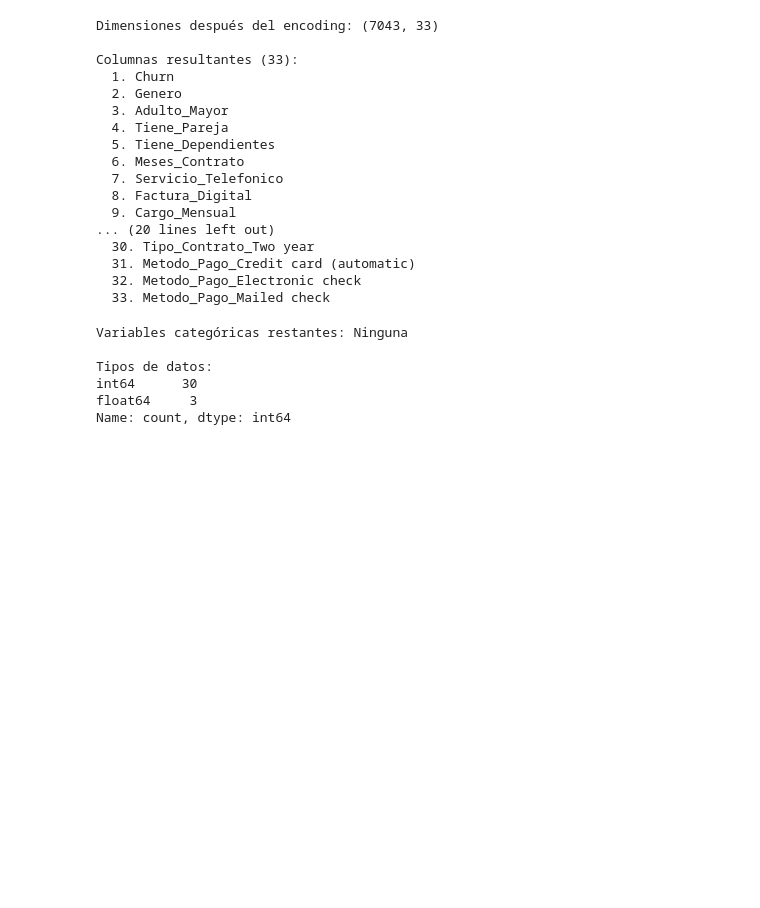
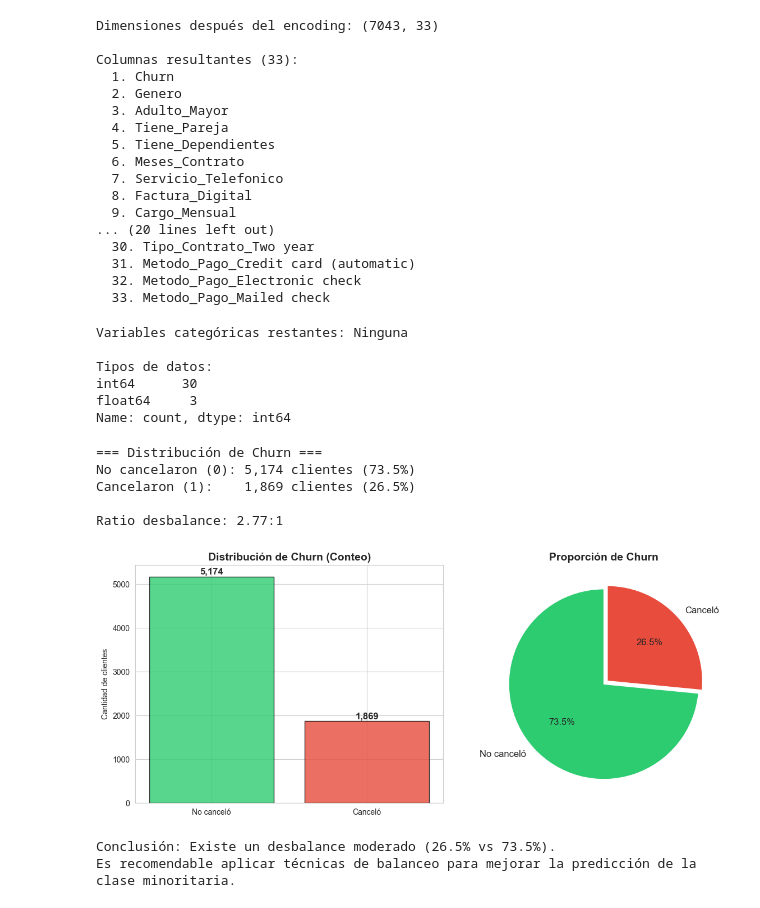
Before and after one commit to anothereverr/oracle-alura-data-science-challenge-2-second-stage, a Jupyter notebook: TelecomX.ipynb, the cells around one changed output. Cells and saved outputs as stored; diff of their text form; code cells hidden in the pictures; blank space fills up the shorter version.

```diff
--- a/TelecomX.ipynb
+++ b/TelecomX.ipynb
@@ -144,3 +144,48 @@ Tipos de datos:
 int64      30
 float64     3
 Name: count, dtype: int64
+# %%
+# 1.4 Vaerificación de cancelación
+# Proporción de cancelación
+churn_counts = df['Churn'].value_counts()
+churn_prop = df['Churn'].value_counts(normalize=True) * 100
+
+print('=== Distribución de Churn ===')
+print(f'No cancelaron (0): {churn_counts[0]:,} clientes ({churn_prop[0]:.1f}%)')
+print(f'Cancelaron (1):    {churn_counts[1]:,} clientes ({churn_prop[1]:.1f}%)')
+print(f'\nRatio desbalance: {churn_counts[0]/churn_counts[1]:.2f}:1')
+
+# Visualización
+fig, axes = plt.subplots(1, 2, figsize=(12, 5))
+
+colors = ['#2ecc71', '#e74c3c']
+labels = ['No canceló', 'Canceló']
+
+# Gráfico de barras
+axes[0].bar(labels, churn_counts.values, color=colors, edgecolor='black', alpha=0.8)
+for i, v in enumerate(churn_counts.values):
+    axes[0].text(i, v + 50, f'{v:,}', ha='center', fontweight='bold', fontsize=12)
+axes[0].set_title('Distribución de Churn (Conteo)', fontsize=14, fontweight='bold')
+axes[0].set_ylabel('Cantidad de clientes')
+
+# Gráfico de torta
+axes[1].pie(churn_counts.values, labels=labels, autopct='%1.1f%%',
+            colors=colors, startangle=90, explode=(0, 0.05),
+            textprops={'fontsize': 12})
+axes[1].set_title('Proporción de Churn', fontsize=14, fontweight='bold')
+
+plt.tight_layout()
+plt.savefig('01_distribucion_churn.png', bbox_inches='tight', dpi=150)
+plt.show()
+
+print(f'\nConclusión: Existe un desbalance moderado ({churn_prop[1]:.1f}% vs {churn_prop[0]:.1f}%).'
+      f'\nEs recomendable aplicar técnicas de balanceo para mejorar la predicción de la clase minoritaria.')
+# %% [output]
+=== Distribución de Churn ===
+No cancelaron (0): 5,174 clientes (73.5%)
+Cancelaron (1):    1,869 clientes (26.5%)
+
+Ratio desbalance: 2.77:1
+[figure, added]
+Conclusión: Existe un desbalance moderado (26.5% vs 73.5%).
+Es recomendable aplicar técnicas de balanceo para mejorar la predicción de la clase minoritaria.
```
Also changed, not shown: 5 other files.
